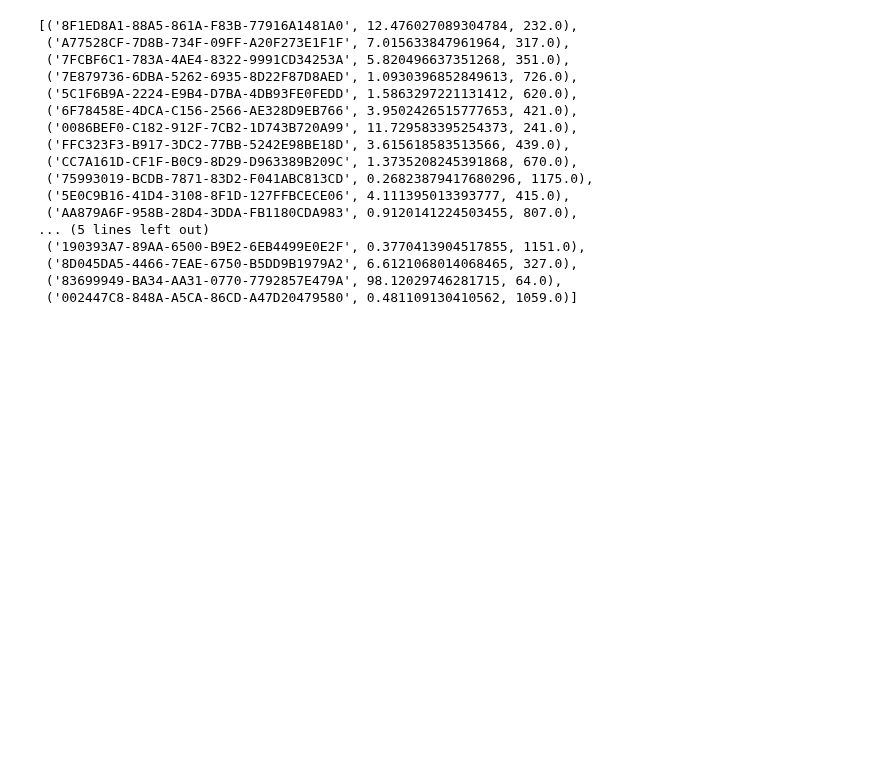
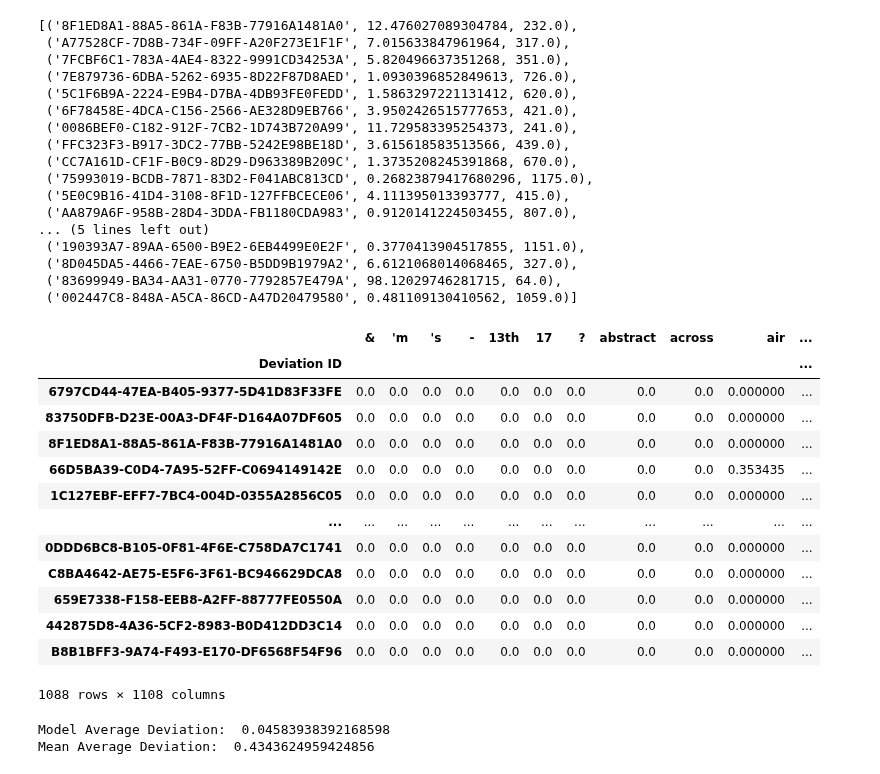
Before and after one commit to nuageux/Caption-to-Popularity, a Jupyter notebook: EDACheckpoint_group3.ipynb, the cells around one changed output. Saved outputs shown, nothing was run; the diff lists cells and outputs as text; code cells hidden in the pictures; blank space fills up the shorter version.

```diff
--- a/EDACheckpoint_group3.ipynb
+++ b/EDACheckpoint_group3.ipynb
@@ -316,3 +316,38 @@ unique['branch']
  ('8D045DA5-4466-7EAE-6750-B5DD9B1979A2', 6.6121068014068465, 327.0),
  ('83699949-BA34-AA31-0770-7792857E479A', 98.12029746281715, 64.0),
  ('002447C8-848A-A5CA-86CD-A47D20479580', 0.481109130410562, 1059.0)]
+# %%
+import nltk
+from nltk.tokenize import word_tokenize
+from nltk.corpus import stopwords
+
+from sklearn.feature_extraction.text import CountVectorizer, TfidfVectorizer
+
+#setting up tfidf vectorizer
+tfidf = TfidfVectorizer(sublinear_tf=True,
+                        analyzer='word',
+                        tokenizer=word_tokenize,
+                        stop_words=stopwords.words("english"))
+
+#making the caption_tfidf of the training data.
+df_subset = df[:-100]
+
+caption_tfidf = pd.DataFrame(tfidf.fit_transform(df_subset['Caption'].tolist()).toarray(),
+                             index=df_subset['Deviation ID'],
+                             columns=tfidf.get_feature_names_out())
+caption_tfidf
+# %% [output]
+|  | & | 'm | 's | - | 13th | 17 | ? | abstract | across | air | ... |
+| Deviation ID |  |  |  |  |  |  |  |  |  |  | ... |
+| 6797CD44-47EA-B405-9377-5D41D83F33FE | 0.0 | 0.0 | 0.0 | 0.0 | 0.0 | 0.0 | 0.0 | 0.0 | 0.0 | 0.000000 | ... |
+| 83750DFB-D23E-00A3-DF4F-D164A07DF605 | 0.0 | 0.0 | 0.0 | 0.0 | 0.0 | 0.0 | 0.0 | 0.0 | 0.0 | 0.000000 | ... |
+| 8F1ED8A1-88A5-861A-F83B-77916A1481A0 | 0.0 | 0.0 | 0.0 | 0.0 | 0.0 | 0.0 | 0.0 | 0.0 | 0.0 | 0.000000 | ... |
+| 66D5BA39-C0D4-7A95-52FF-C0694149142E | 0.0 | 0.0 | 0.0 | 0.0 | 0.0 | 0.0 | 0.0 | 0.0 | 0.0 | 0.353435 | ... |
+| 1C127EBF-EFF7-7BC4-004D-0355A2856C05 | 0.0 | 0.0 | 0.0 | 0.0 | 0.0 | 0.0 | 0.0 | 0.0 | 0.0 | 0.000000 | ... |
+| ... | ... | ... | ... | ... | ... | ... | ... | ... | ... | ... | ... |
+| 0DDD6BC8-B105-0F81-4F6E-C758DA7C1741 | 0.0 | 0.0 | 0.0 | 0.0 | 0.0 | 0.0 | 0.0 | 0.0 | 0.0 | 0.000000 | ... |
+| C8BA4642-AE75-E5F6-3F61-BC946629DCA8 | 0.0 | 0.0 | 0.0 | 0.0 | 0.0 | 0.0 | 0.0 | 0.0 | 0.0 | 0.000000 | ... |
+| 659E7338-F158-EEB8-A2FF-88777FE0550A | 0.0 | 0.0 | 0.0 | 0.0 | 0.0 | 0.0 | 0.0 | 0.0 | 0.0 | 0.000000 | ... |
+| 442875D8-4A36-5CF2-8983-B0D412DD3C14 | 0.0 | 0.0 | 0.0 | 0.0 | 0.0 | 0.0 | 0.0 | 0.0 | 0.0 | 0.000000 | ... |
+| B8B1BFF3-9A74-F493-E170-DF6568F54F96 | 0.0 | 0.0 | 0.0 | 0.0 | 0.0 | 0.0 | 0.0 | 0.0 | 0.0 | 0.000000 | ... |
+1088 rows × 1108 columns
@@ -318,0 +372,14 @@ unique['branch']
+# %%
+#here we can compare if the model actually was able to predict anything.
+avg = df_subset['Popularity Metric'].mean()
+amount = len(test_set)
+for i in range(amount):
+    #print("Expected: ", y_pred[i], "Actual: ", test_set['Popularity Metric'].iloc[i])
+    model_sum = abs(y_pred[i] - test_set['Popularity Metric'].iloc[i])
+    mean_sum = abs(y_pred[i] - avg)
+
+print("Model Average Deviation: ", model_sum / amount)
+print("Mean Average Deviation: ", mean_sum / amount)
+# %% [output]
+Model Average Deviation:  0.04583938392168598
+Mean Average Deviation:  0.4343624959424856
```
Also changed, not shown: parts of 8 cells of this notebook.
